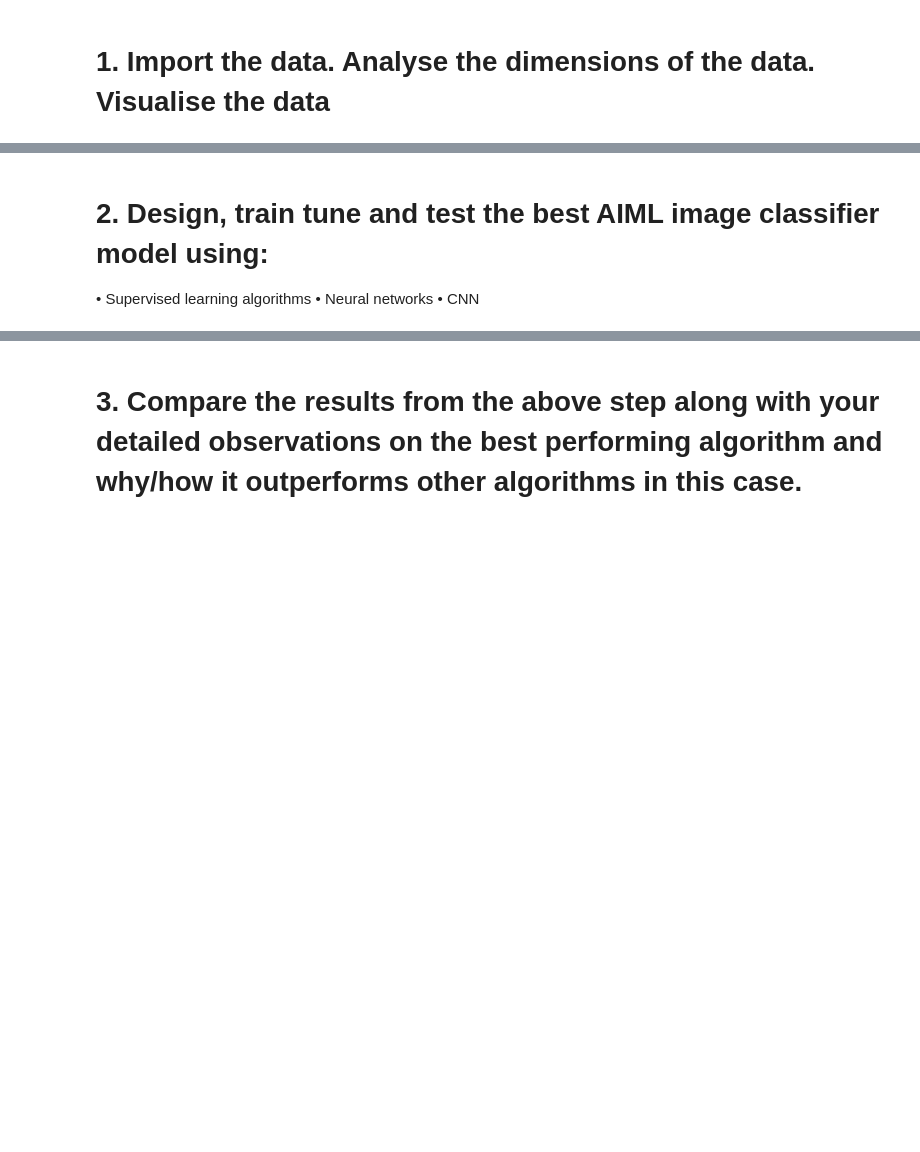
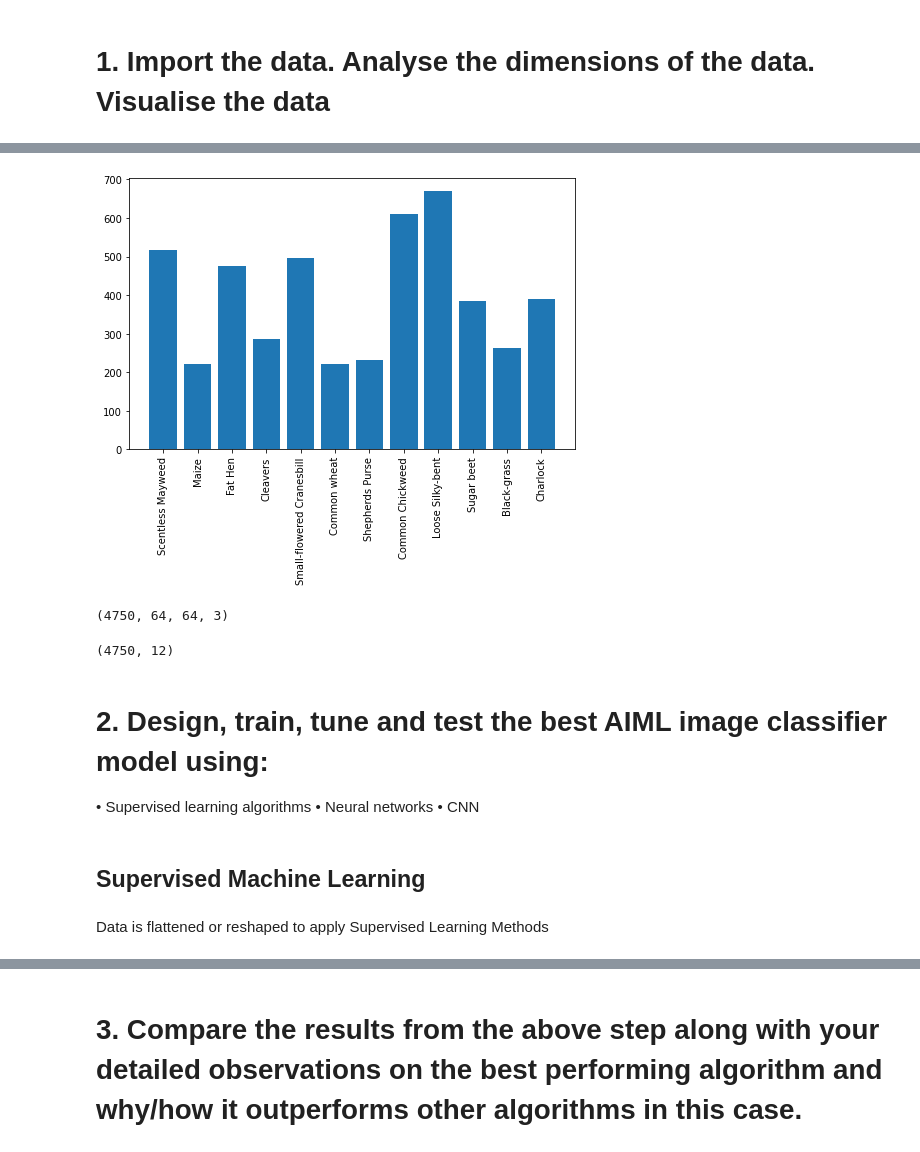
Before and after one commit to SelvamRaju/Computer-Vision-and-CNN, a Jupyter notebook: Computer_Vision_and_CNN.ipynb, the cells around one changed output, grey strips where cells are left out. Saved outputs shown, nothing was run; the diff lists cells and outputs as text; code cells hidden in the pictures; blank space fills up the shorter version.

```diff
--- a/Computer_Vision_and_CNN.ipynb
+++ b/Computer_Vision_and_CNN.ipynb
@@ -12,0 +47,11 @@ tensorflow.__version__
+# %%
+# Displaying the categories
+listing = os.listdir('/content/drive/MyDrive/Colab Notebooks/Data/train/')
+print(f'Total no. of categories : {len(listing)}')
+print ('Names of the categories : ')
+images_count = [];
+for imgFolder in listing:
+  print(imgFolder)
+  path=os.path.join('/content/drive/MyDrive/Colab Notebooks/Data/train/',imgFolder)
+  number_of_images = len(os.listdir(path))
+  images_count.append(number_of_images)
@@ -13,6 +73,27 @@ tensorflow.__version__
+# %%
+# Displaying the counts of image data under each category
+fig = plt.figure(figsize = (8,5))
+ax = fig.add_subplot(111)
+ax.bar(listing,images_count)
+plt.xticks(rotation = 90)
+plt.show()
+# %% [output]
+[figure, added]
+# %%
+X.shape
+# %% [output]
+(4750, 64, 64, 3)
+# %%
+y.shape
+# %% [output]
+(4750, 12)
 # %% [markdown]
-# **2. Design, train tune and test the best AIML image classifier model using:**
+# **2. Design, train, tune and test the best AIML image classifier model using:**
 
 • Supervised learning algorithms
 • Neural networks
 • CNN
+# %% [markdown]
+## **Supervised Machine Learning**
+# %% [markdown]
+Data is flattened or reshaped to apply Supervised Learning Methods
```
Also changed, not shown: parts of 34 cells of this notebook.
